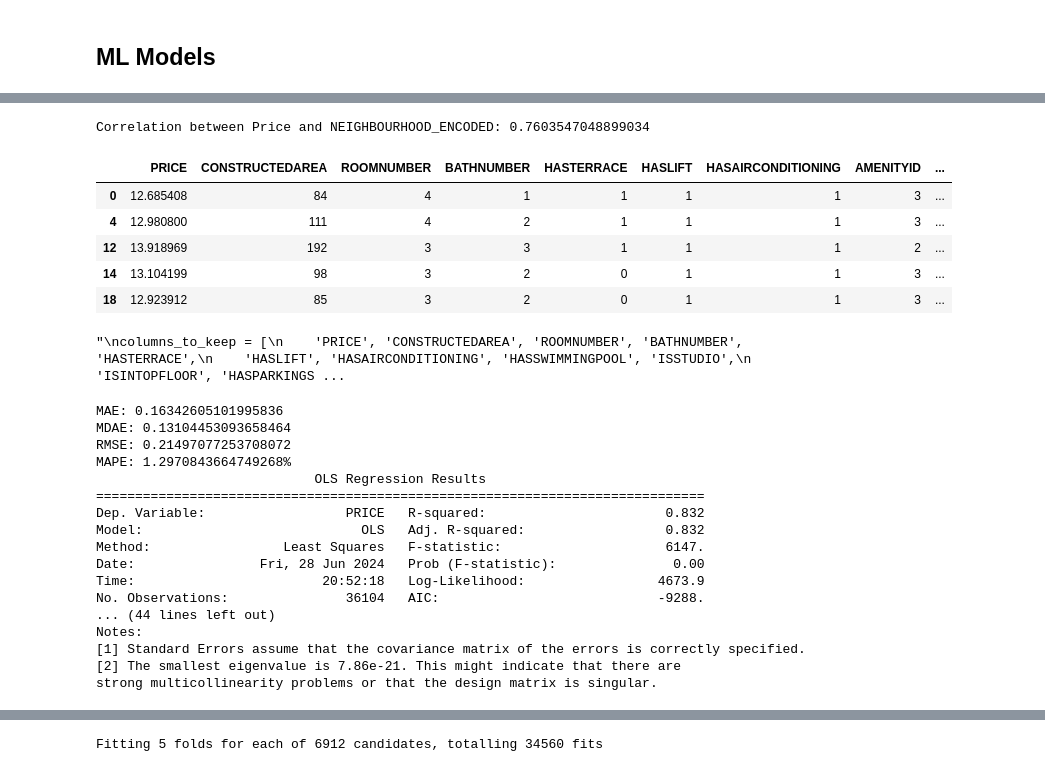
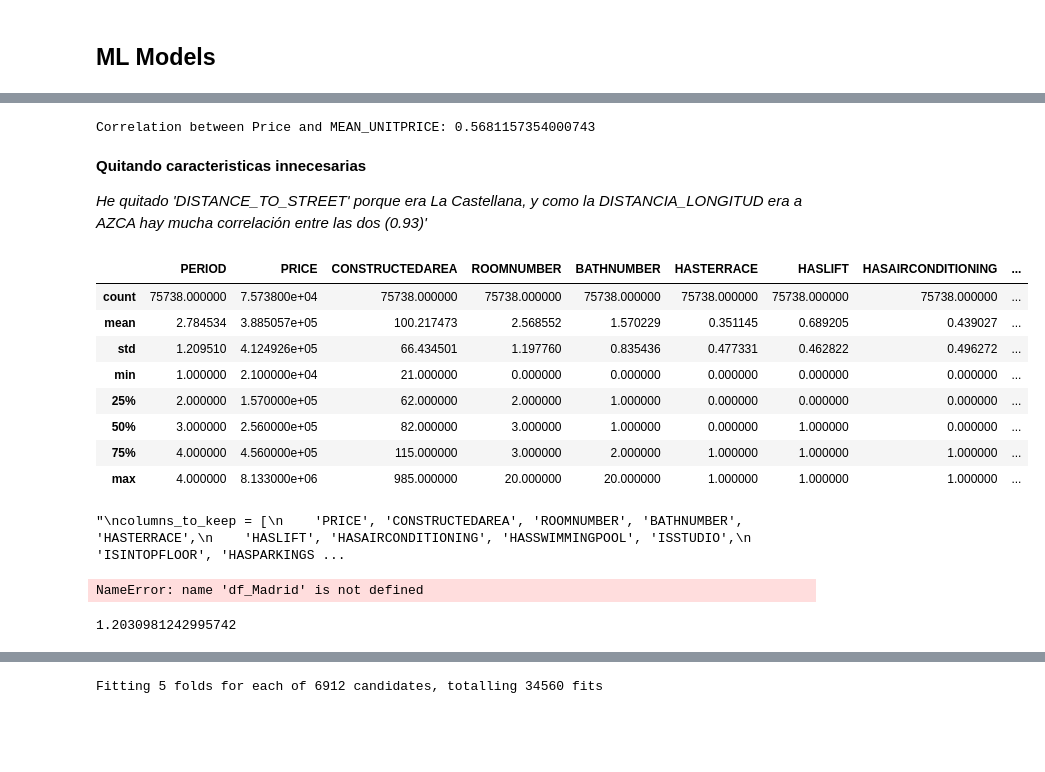
Before and after one commit to edouardor/Idealista_2024, a Jupyter notebook: Notebooks/Idealista Madrid github.ipynb, the cells around one changed output, grey strips where cells are left out. Cells and saved outputs as stored; diff of their text form; code cells hidden in the pictures; blank space fills up the shorter version.

```diff
--- a/Notebooks/Idealista Madrid github.ipynb
+++ b/Notebooks/Idealista Madrid github.ipynb
@@ -299,12 +356,2 @@ df_Madrid = df.copy()
 # %%
 df_Madrid['PRICE'] = df_Madrid['PRICE'].apply(lambda x: np.log(x) if x > 0 else 0)
-# %%
-def target_encode(df, target_col, cat_col):
-    target_mean = df.groupby(cat_col)[target_col].mean()
-    return df[cat_col].map(target_mean)
-
-
-df_Madrid['NEIGHBOURHOOD_ENCODED'] = target_encode(df_Madrid, 'PRICE', 'neighbourhood')
-
-
-df_Madrid.dropna(inplace=True)
@@ -310,0 +362,3 @@ df_Madrid.dropna(inplace=True)
+# %%
+# Calcular la media de UNITPRICE para cada combinacion de 'neighbourhood' y 'PERIOD'
+df_Madrid['MEAN_UNITPRICE'] = df_Madrid.groupby(['neighbourhood', 'PERIOD'])['UNITPRICE'].transform('mean')
@@ -311,3 +367,5 @@ df_Madrid.dropna(inplace=True)
+# %%
+df_Madrid['MEAN_UNITPRICE'] = df_Madrid['MEAN_UNITPRICE'].apply(lambda x: np.log(x) if x > 0 else 0)
 # %%
 df_Madrid.head()
 # %% [output]
@@ -320,27 +378,30 @@ df_Madrid.head()
 # %%
-# prompt: correlation in df_Madrid between Price and NEIGHBOURHOOD_ENCODED
+# prompt: correlation in df_Madrid between Price and MEAN_UNITPRICE
 
-correlation = df_Madrid['PRICE'].corr(df_Madrid['NEIGHBOURHOOD_ENCODED'])
-print(f"Correlation between Price and NEIGHBOURHOOD_ENCODED: {correlation}")
+correlation = df_Madrid['PRICE'].corr(df_Madrid['MEAN_UNITPRICE'])
+print(f"Correlation between Price and MEAN_UNITPRICE: {correlation}")
 # %% [output]
-Correlation between Price and NEIGHBOURHOOD_ENCODED: 0.7603547048899034
+Correlation between Price and MEAN_UNITPRICE: 0.5681157354000743
+# %% [markdown]
+**Quitando caracteristicas innecesarias**
+
+*He quitado 'DISTANCE_TO_STREET' porque era La Castellana, y como la DISTANCIA_LONGITUD era a AZCA hay mucha correlación entre las dos (0.93)'*
 # %%
-columns_to_drop = ['ASSETID', 'LONGITUDE', 'LATITUDE', 'MONTH_201803', 'MONTH_201806', 'MONTH_201809', 'MONTH_201812', 'neighbourhood', 'geometry','UNITPRICE','HASSOUTHORIENTATION','HASEASTORIENTATION','HASWESTORIENTATION','ISINTOPFLOOR']
-
-df_Barcelona = df_Barcelona.drop(columns=columns_to_drop)
+columns_to_drop = ['ASSETID', 'UNITPRICE','ADTYPOLOGYID','ADOPERATIONID','AMENITYID','CADDWELLINGCOUNT','BUILTTYPEID_1','BUILTTYPEID_2','BUILTTYPEID_3','LONGITUDE', 'LATITUDE', 'neighbourhood','HASSOUTHORIENTATION','HASEASTORIENTATION','HASWESTORIENTATION','DISTANCE_TO_STREET','CITYNAME','ADTYPOLOGY','ADOPERATION']
 
 df_Madrid = df_Madrid.drop(columns=columns_to_drop)
-
-df_Valencia = df_Valencia.drop(columns=columns_to_drop)
 # %%
-df_Barcelona.head()
+df_Madrid.describe()
 # %% [output]
-|  | PRICE | CONSTRUCTEDAREA | ROOMNUMBER | BATHNUMBER | HASTERRACE | HASLIFT | HASAIRCONDITIONING | AMENITYID | ... |
-| 0 | 12.685408 | 84 | 4 | 1 | 1 | 1 | 1 | 3 | ... |
-| 4 | 12.980800 | 111 | 4 | 2 | 1 | 1 | 1 | 3 | ... |
-| 12 | 13.918969 | 192 | 3 | 3 | 1 | 1 | 1 | 2 | ... |
-| 14 | 13.104199 | 98 | 3 | 2 | 0 | 1 | 1 | 3 | ... |
-| 18 | 12.923912 | 85 | 3 | 2 | 0 | 1 | 1 | 3 | ... |
+|  | PERIOD | PRICE | CONSTRUCTEDAREA | ROOMNUMBER | BATHNUMBER | HASTERRACE | HASLIFT | HASAIRCONDITIONING | ... |
+| count | 75738.000000 | 7.573800e+04 | 75738.000000 | 75738.000000 | 75738.000000 | 75738.000000 | 75738.000000 | 75738.000000 | ... |
+| mean | 2.784534 | 3.885057e+05 | 100.217473 | 2.568552 | 1.570229 | 0.351145 | 0.689205 | 0.439027 | ... |
+| std | 1.209510 | 4.124926e+05 | 66.434501 | 1.197760 | 0.835436 | 0.477331 | 0.462822 | 0.496272 | ... |
+| min | 1.000000 | 2.100000e+04 | 21.000000 | 0.000000 | 0.000000 | 0.000000 | 0.000000 | 0.000000 | ... |
+| 25% | 2.000000 | 1.570000e+05 | 62.000000 | 2.000000 | 1.000000 | 0.000000 | 0.000000 | 0.000000 | ... |
+| 50% | 3.000000 | 2.560000e+05 | 82.000000 | 3.000000 | 1.000000 | 0.000000 | 1.000000 | 0.000000 | ... |
+| 75% | 4.000000 | 4.560000e+05 | 115.000000 | 3.000000 | 2.000000 | 1.000000 | 1.000000 | 1.000000 | ... |
+| max | 4.000000 | 8.133000e+06 | 985.000000 | 20.000000 | 20.000000 | 1.000000 | 1.000000 | 1.000000 | ... |
 # %%
 '''
 columns_to_keep = [
@@ -357,15 +418,13 @@ df_Valencia = df_Valencia[columns_to_keep]
 # %% [output]
 "\ncolumns_to_keep = [\n    'PRICE', 'CONSTRUCTEDAREA', 'ROOMNUMBER', 'BATHNUMBER', 'HASTERRACE',\n    'HASLIFT', 'HASAIRCONDITIONING', 'HASSWIMMINGPOOL', 'ISSTUDIO',\n    'ISINTOPFLOOR', 'HASPARKINGS ...
 # %%
-import pandas as pd
-import numpy as np
 from sklearn.model_selection import train_test_split
 from sklearn.linear_model import LinearRegression
 from sklearn.metrics import mean_absolute_error, median_absolute_error, mean_squared_error
 import statsmodels.api as sm
 
-X = df_Barcelona.drop(['PRICE'], axis=1)
-y = df_Barcelona['PRICE']
+X = df_Madrid.drop(['PRICE'], axis=1)
+y = df_Madrid['PRICE']
 
 X_train, X_test, y_train, y_test = train_test_split(X, y, test_size=0.2, random_state=42)
 
@@ -388,20 +447,8 @@ print(f'MAPE: {mape}%')
 
 print(model_sm.summary())
 # %% [output]
-MAE: 0.16342605101995836
-MDAE: 0.13104453093658464
-RMSE: 0.21497077253708072
-MAPE: 1.2970843664749268%
-                            OLS Regression Results
-==============================================================================
-Dep. Variable:                  PRICE   R-squared:                       0.832
-Model:                            OLS   Adj. R-squared:                  0.832
-Method:                 Least Squares   F-statistic:                     6147.
-Date:                Fri, 28 Jun 2024   Prob (F-statistic):               0.00
-Time:                        20:52:18   Log-Likelihood:                 4673.9
-No. Observations:               36104   AIC:                            -9288.
-... (44 lines left out)
-Notes:
-[1] Standard Errors assume that the covariance matrix of the errors is correctly specified.
-[2] The smallest eigenvalue is 7.86e-21. This might indicate that there are
-strong multicollinearity problems or that the design matrix is singular.
+NameError: name 'df_Madrid' is not defined
+# %%
+np.exp(0.1849)
+# %% [output]
+1.2030981242995742
```
Also changed, not shown: parts of 17 cells of this notebook.
